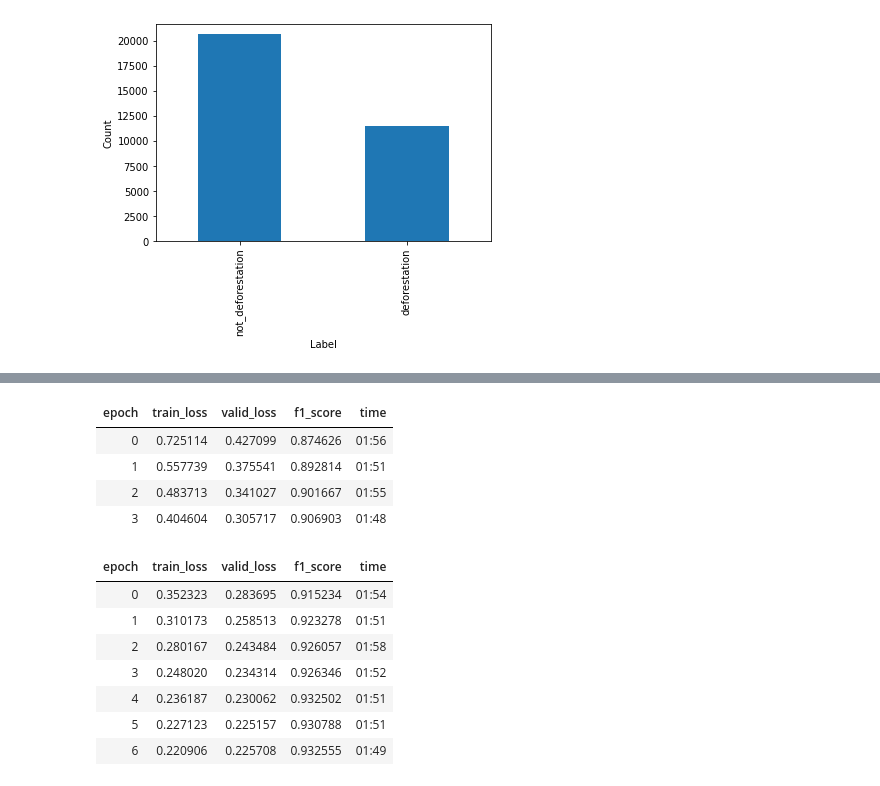
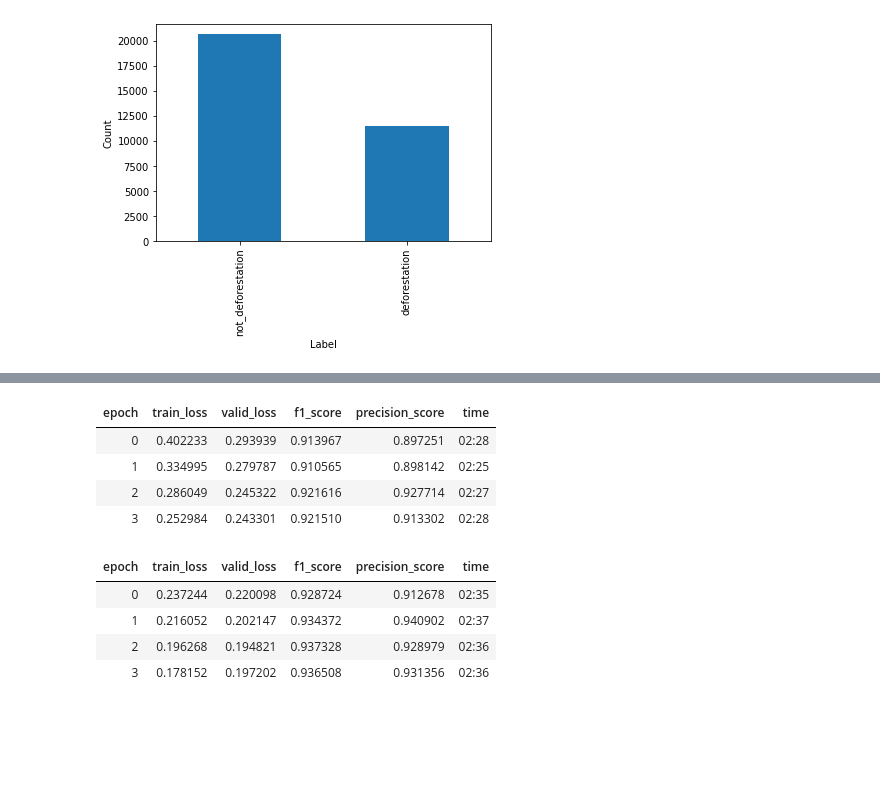
Before and after one commit to LucianCotolan/satellite-image-deforestation, a Jupyter notebook: modelling/training_resnet.ipynb, the cells around one changed output, grey strips where cells are left out. Cells and saved outputs as stored; diff of their text form; code cells hidden in the pictures; blank space fills up the shorter version.

```diff
--- a/modelling/training_resnet.ipynb
+++ b/modelling/training_resnet.ipynb
@@ -116,7 +128,9 @@ plt.show()
+# %%
+labels = train_df['label']
 # %%
 def get_data(size=224,bs=64,data_df=train_df):
     dblock = DataBlock(blocks=(ImageBlock, CategoryBlock),
-                       splitter=RandomSplitter(seed=42),
+                       splitter=TrainTestSplitter(test_size=0.2, random_state=42, stratify=labels),
                        get_x=ColReader(0, pref=f'{path}/train-jpg/', suff='.jpg'),
                        get_y=ColReader(2),
                        item_tfms = Resize(size),
@@ -132,6 +146,7 @@ dls.show_batch()
 # %%
 f1score = F1Score(average='binary')
+recall = Precision()
 # %%
-learn = vision_learner(dls, resnet50, metrics=[f1score]).to_fp16()
+learn = vision_learner(dls, resnet50, metrics=[f1score, recall]).to_fp16()
 learn.lr_find()
 # %% [output]
@@ -142,19 +156,16 @@ SuggestedLRs(valley=0.0003311311302240938)
 # %%
-learn.fine_tune(7, base_lr = 0.0003  ,freeze_epochs=4)
+learn.fine_tune(4, base_lr=1e-3,freeze_epochs=4)
 # %% [output]
-| epoch | train_loss | valid_loss | f1_score | time |
-| 0 | 0.725114 | 0.427099 | 0.874626 | 01:56 |
-| 1 | 0.557739 | 0.375541 | 0.892814 | 01:51 |
-| 2 | 0.483713 | 0.341027 | 0.901667 | 01:55 |
-| 3 | 0.404604 | 0.305717 | 0.906903 | 01:48 |
+| epoch | train_loss | valid_loss | f1_score | precision_score | time |
+| 0 | 0.402233 | 0.293939 | 0.913967 | 0.897251 | 02:28 |
+| 1 | 0.334995 | 0.279787 | 0.910565 | 0.898142 | 02:25 |
+| 2 | 0.286049 | 0.245322 | 0.921616 | 0.927714 | 02:27 |
+| 3 | 0.252984 | 0.243301 | 0.921510 | 0.913302 | 02:28 |
-| epoch | train_loss | valid_loss | f1_score | time |
-| 0 | 0.352323 | 0.283695 | 0.915234 | 01:54 |
-| 1 | 0.310173 | 0.258513 | 0.923278 | 01:51 |
-| 2 | 0.280167 | 0.243484 | 0.926057 | 01:58 |
-| 3 | 0.248020 | 0.234314 | 0.926346 | 01:52 |
-| 4 | 0.236187 | 0.230062 | 0.932502 | 01:51 |
-| 5 | 0.227123 | 0.225157 | 0.930788 | 01:51 |
-| 6 | 0.220906 | 0.225708 | 0.932555 | 01:49 |
+| epoch | train_loss | valid_loss | f1_score | precision_score | time |
+| 0 | 0.237244 | 0.220098 | 0.928724 | 0.912678 | 02:35 |
+| 1 | 0.216052 | 0.202147 | 0.934372 | 0.940902 | 02:37 |
+| 2 | 0.196268 | 0.194821 | 0.937328 | 0.928979 | 02:36 |
+| 3 | 0.178152 | 0.197202 | 0.936508 | 0.931356 | 02:36 |
 # %%
 learn.show_results()
 # %% [output]
```
Also changed, not shown: parts of 31 cells of this notebook, 7 other files.
